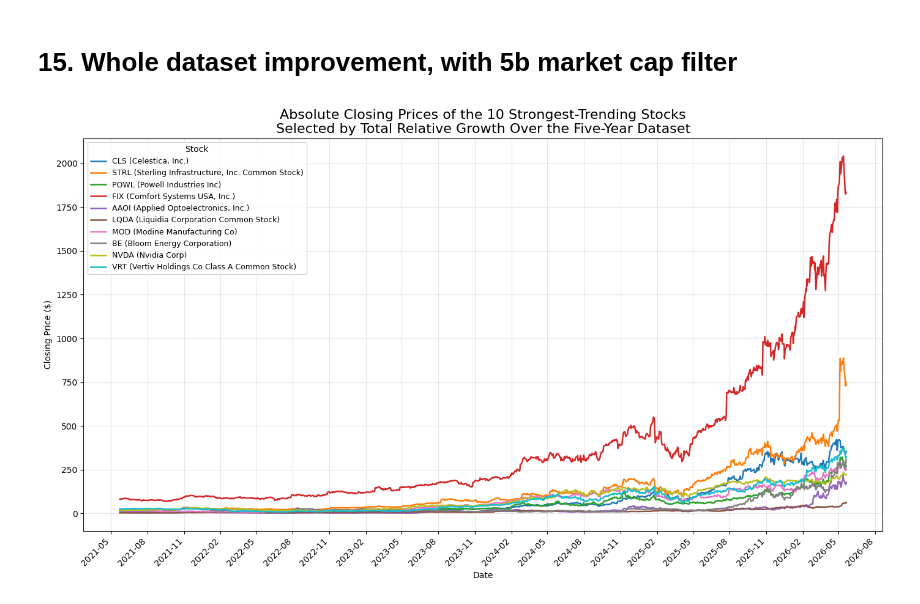
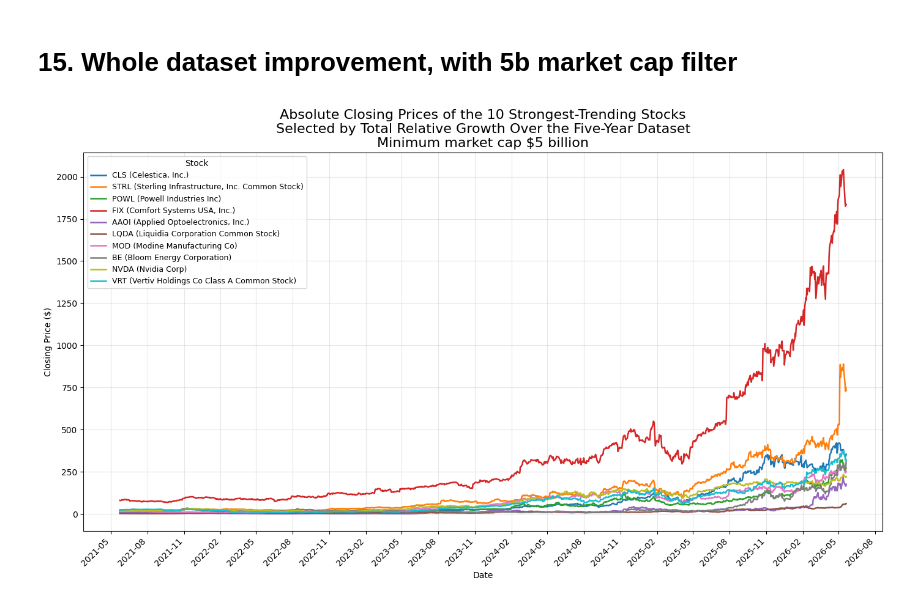
Before and after one commit to matthewcavanaugh96/megalabs, a Jupyter notebook: stock_prices_app/eda viz 2 CREATION.ipynb, the cells around one changed output. Cells and saved outputs as stored; diff of their text form; code cells hidden in the pictures.

```diff
--- a/stock_prices_app/eda viz 2 CREATION.ipynb
+++ b/stock_prices_app/eda viz 2 CREATION.ipynb
@@ -1145,7 +1206,8 @@ ax.set_xlabel('Date')
 ax.set_ylabel('Closing Price ($)')
 ax.set_title(
     'Absolute Closing Prices of the 10 Strongest-Trending Stocks\n'
-    'Selected by Total Relative Growth Over the Five-Year Dataset',
+    'Selected by Total Relative Growth Over the Five-Year Dataset\n'
+    'Minimum market cap $5 billion',
     fontsize=16
 )
 
@@ -1158,31 +1220,31 @@ ax.xaxis.set_major_formatter(
     mdates.DateFormatter('%Y-%m')
 )
 
 plt.setp(
     ax.get_xticklabels(),
     rotation=45,
     ha='right'
 )
 
 # Legend and grid
 ax.legend(
     title='Stock',
     loc='best',
     fontsize=9
 )
 
 ax.grid(alpha=0.3)
 
 fig.tight_layout()
 
 # Save image
 fig.savefig(
     'v15_overall_improvement_top10_marcap.png',
     dpi=300,
     bbox_inches='tight'
 )
 
 # Display image
 plt.show()
 # %% [output]
-[figure, old version]
+[figure, new version]
```
Also changed, not shown: parts of 3 cells of this notebook, 13 other files.
